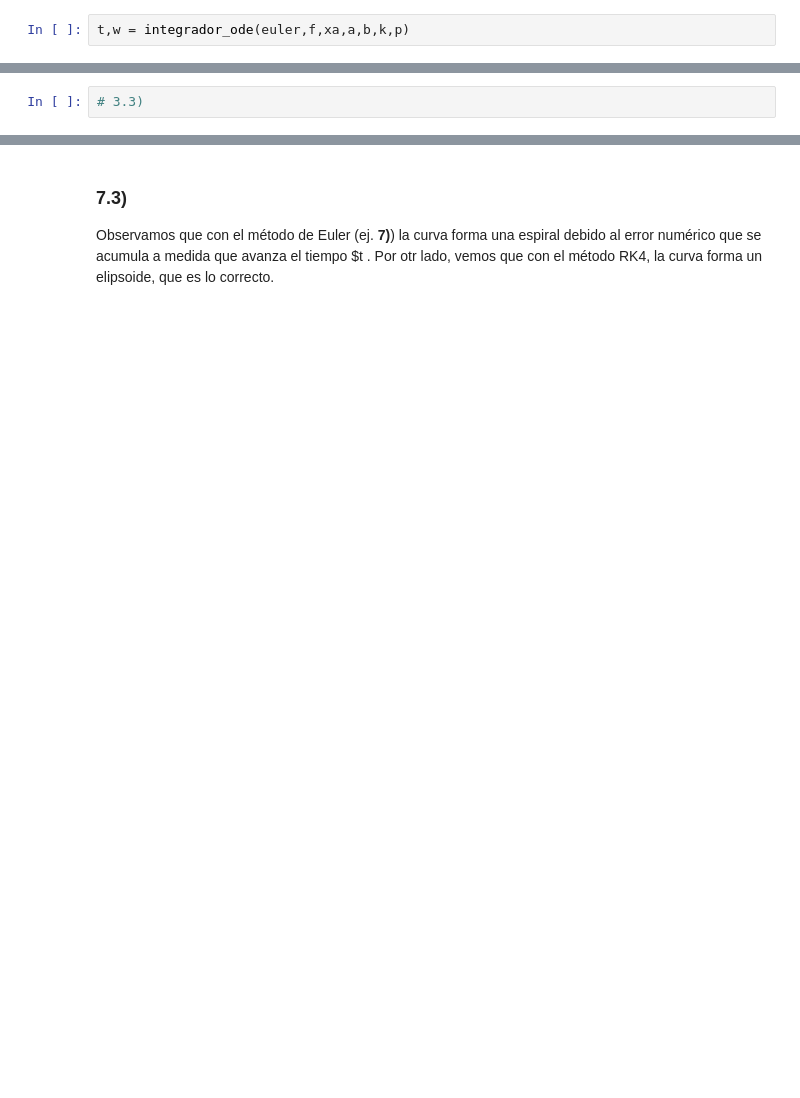
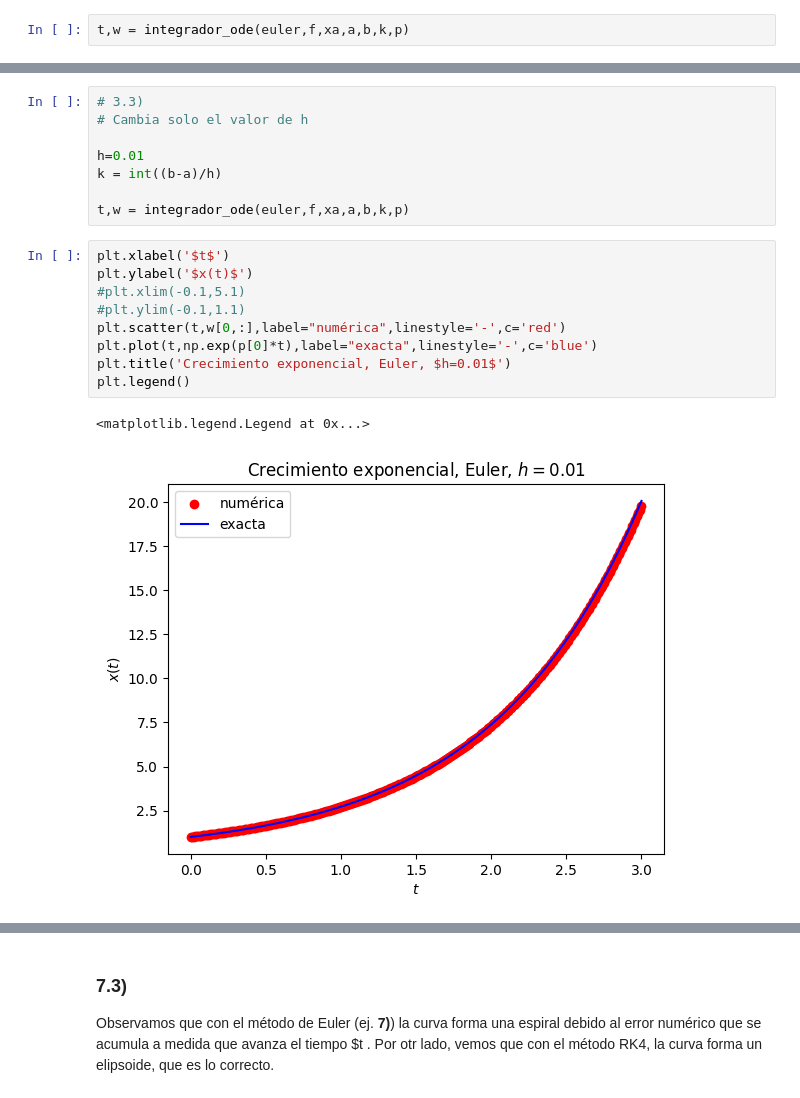
Before and after one commit to EduardoFerre18/FAMAF, a Jupyter notebook: Optativas/Redes Neuronales/redes_neuronales_2025_guia_4.ipynb, the cells around one changed output, grey strips where cells are left out. Cells and saved outputs as stored; diff of their text form; blank space fills up the shorter version.

```diff
--- a/Optativas/Redes Neuronales/redes_neuronales_2025_guia_4.ipynb
+++ b/Optativas/Redes Neuronales/redes_neuronales_2025_guia_4.ipynb
@@ -293,8 +272,26 @@ plt.legend()
 # %% [output]
 <matplotlib.legend.Legend at 0x...>
 [figure]
-# %%
-# 3.3)
+# %%
+# 3.3)
+# Cambia solo el valor de h
+
+h=0.01
+k = int((b-a)/h)
+
+t,w = integrador_ode(euler,f,xa,a,b,k,p)
+# %%
+plt.xlabel('$t$')
+plt.ylabel('$x(t)$')
+#plt.xlim(-0.1,5.1)
+#plt.ylim(-0.1,1.1)
+plt.scatter(t,w[0,:],label="numérica",linestyle='-',c='red')
+plt.plot(t,np.exp(p[0]*t),label="exacta",linestyle='-',c='blue')
+plt.title('Crecimiento exponencial, Euler, $h=0.01$')
+plt.legend()
+# %% [output]
+<matplotlib.legend.Legend at 0x...>
+[figure, added]
 # %% [markdown]
 ## **Ejercicio 4)** Convergencia exponencial
 
```
Also changed, not shown: parts of 29 cells of this notebook, 1 other file.
